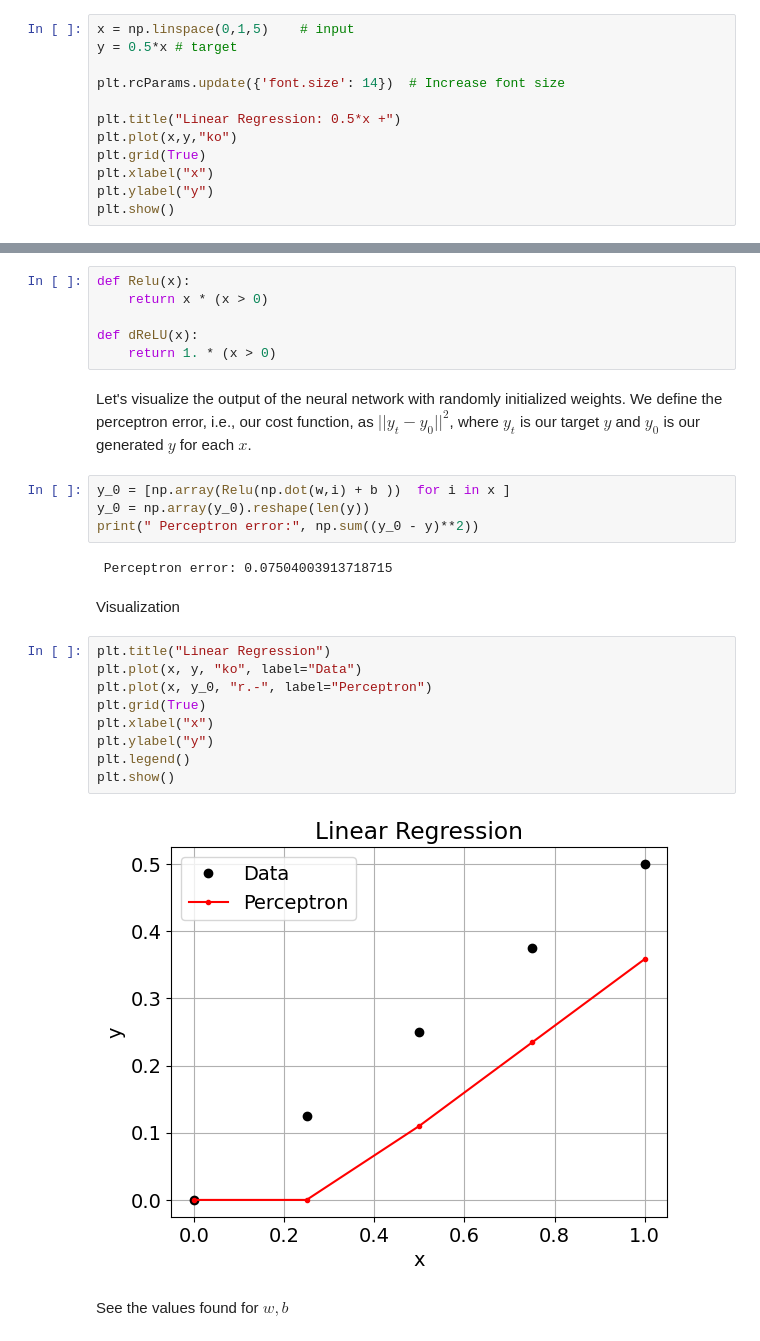
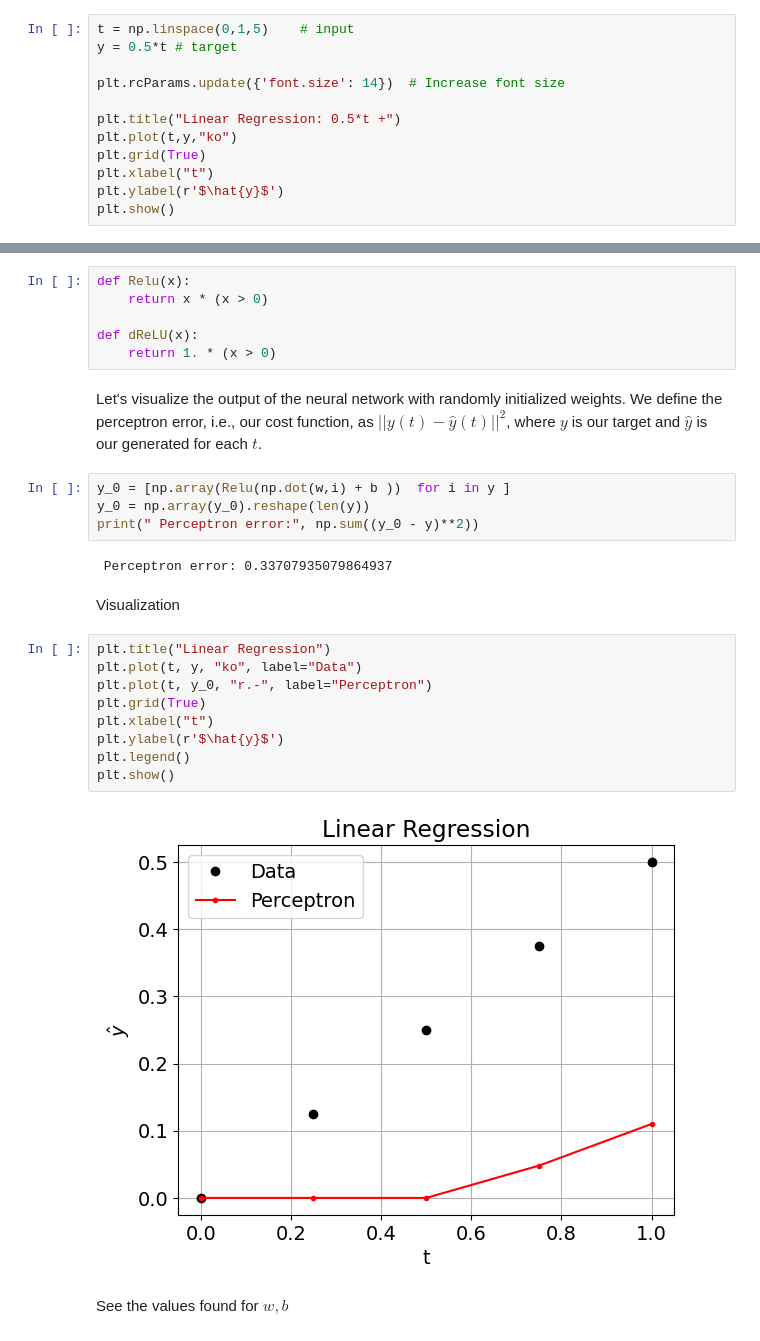
Before and after one commit to Coffee4MePlz/Notebooks_NN_Physics, a Jupyter notebook: 02-Perceptron-Regressao.ipynb, the cells around one changed output, grey strips where cells are left out. Cells and saved outputs as stored; diff of their text form.

```diff
--- a/02-Perceptron-Regressao.ipynb
+++ b/02-Perceptron-Regressao.ipynb
@@ -13,13 +13,13 @@ To generate the data, take the line $y = Ax + B = 0.5x$, where we take the data
 # %%
-x = np.linspace(0,1,5)    # input
-y = 0.5*x # target
+t = np.linspace(0,1,5)    # input
+y = 0.5*t # target
 
 plt.rcParams.update({'font.size': 14})  # Increase font size
 
-plt.title("Linear Regression: 0.5*x +")
-plt.plot(x,y,"ko")
+plt.title("Linear Regression: 0.5*t +")
+plt.plot(t,y,"ko")
 plt.grid(True)
-plt.xlabel("x")
-plt.ylabel("y")
+plt.xlabel("t")
+plt.ylabel(r'$\hat{y}$')
 plt.show()
 # %% [output]
@@ -47,26 +47,26 @@ def Relu(x):
 def dReLU(x):
     return 1. * (x > 0)
 # %% [markdown]
-Let's visualize the output of the neural network with randomly initialized weights. We define the perceptron error, i.e., our cost function, as $||y_t - y_0||^2$, where $y_t$ is our target $y$ and $y_0$ is our generated $y$ for each $x$.
+Let's visualize the output of the neural network with randomly initialized weights. We define the perceptron error, i.e., our cost function, as $||y(t) - \hat{y}(t)||^2$, where $y$ is our target and $\hat{y}$ is our generated for each $t$.
 # %%
-y_0 = [np.array(Relu(np.dot(w,i) + b ))  for i in x ]
+y_0 = [np.array(Relu(np.dot(w,i) + b ))  for i in y ]
 y_0 = np.array(y_0).reshape(len(y))
 print(" Perceptron error:", np.sum((y_0 - y)**2))
 # %% [output]
- Perceptron error: 0.07504003913718715
+ Perceptron error: 0.33707935079864937
 # %% [markdown]
 Visualization
 # %%
 plt.title("Linear Regression")
-plt.plot(x, y, "ko", label="Data")
-plt.plot(x, y_0, "r.-", label="Perceptron")
+plt.plot(t, y, "ko", label="Data")
+plt.plot(t, y_0, "r.-", label="Perceptron")
 plt.grid(True)
-plt.xlabel("x")
-plt.ylabel("y")
+plt.xlabel("t")
+plt.ylabel(r'$\hat{y}$')
 plt.legend()
 plt.show()
 # %% [output]
-[figure, old version]
+[figure, new version]
 # %% [markdown]
 See the values found for $w,b$
 # %%
```
Also changed, not shown: parts of 18 cells of this notebook, 1 other file.
